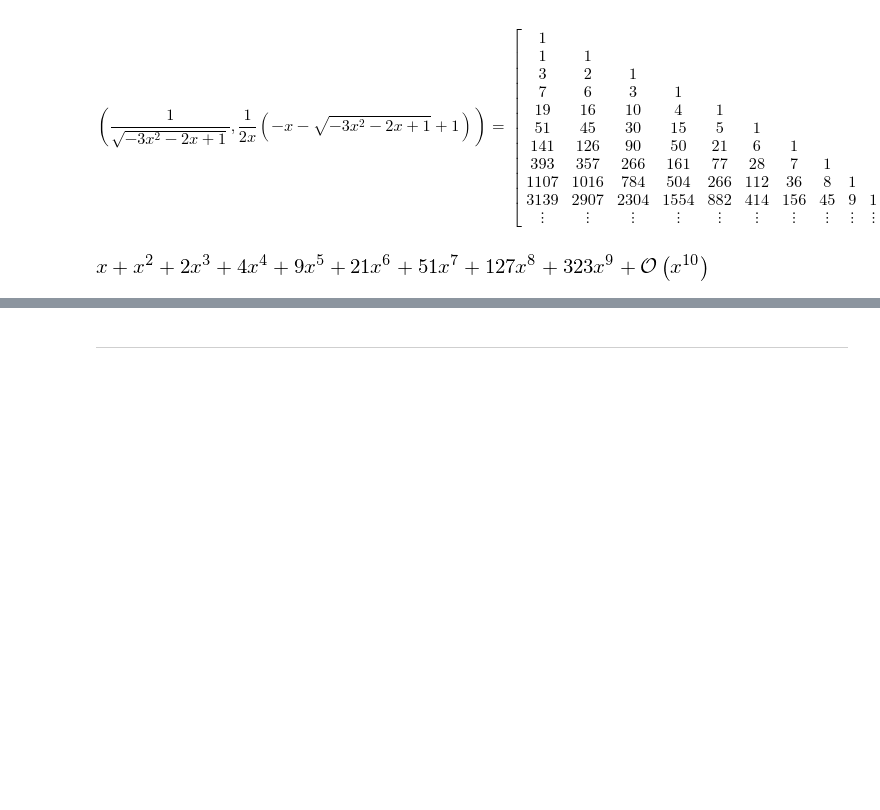
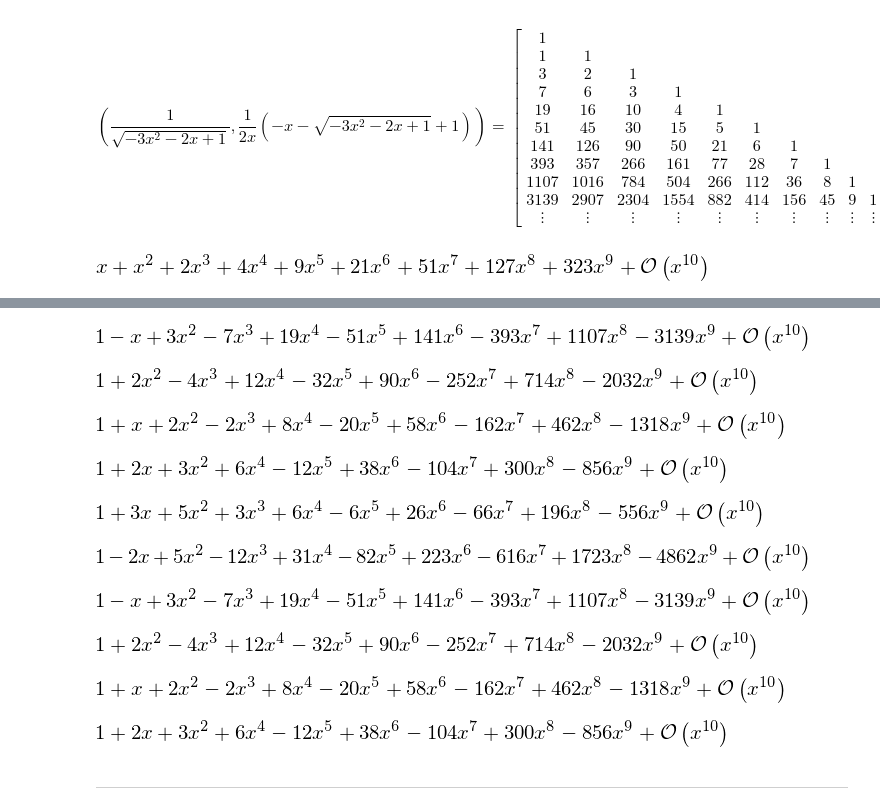
Before and after one commit to massimo-nocentini/master-thesis, a Jupyter notebook: sympy/notebooks/The Riordan Group.ipynb, the cells around one changed output, grey strips where cells are left out. Drawn from its saved outputs; the diff is of its cells as text; code cells hidden in the pictures; blank space fills up the shorter version.

```diff
--- a/sympy/notebooks/The Riordan Group.ipynb
+++ b/sympy/notebooks/The Riordan Group.ipynb
@@ -159,3 +170,19 @@ series(f(x),x,n=10)
+# %%
+list(map(display, (series((1/sqrt(1+2*x-3*x**2))*(1+x)**(n-1) *(1+x),x,n=10) for n in range(5))))
+print("\n")
+list(map(display, (series((1/sqrt(1+2*x-3*x**2))*(1+x)**(n-1),x,n=10) for n in range(5))))
+None
+# %% [output]
+[figure, added]
+[figure, added]
+[figure, added]
+[figure, added]
+[figure, added]
+[figure, added]
+[figure, added]
+[figure, added]
+[figure, added]
+[figure, added]
 # %% [markdown]
 ---
 # %% [markdown]
```
Also changed, not shown: parts of 3 cells of this notebook.
